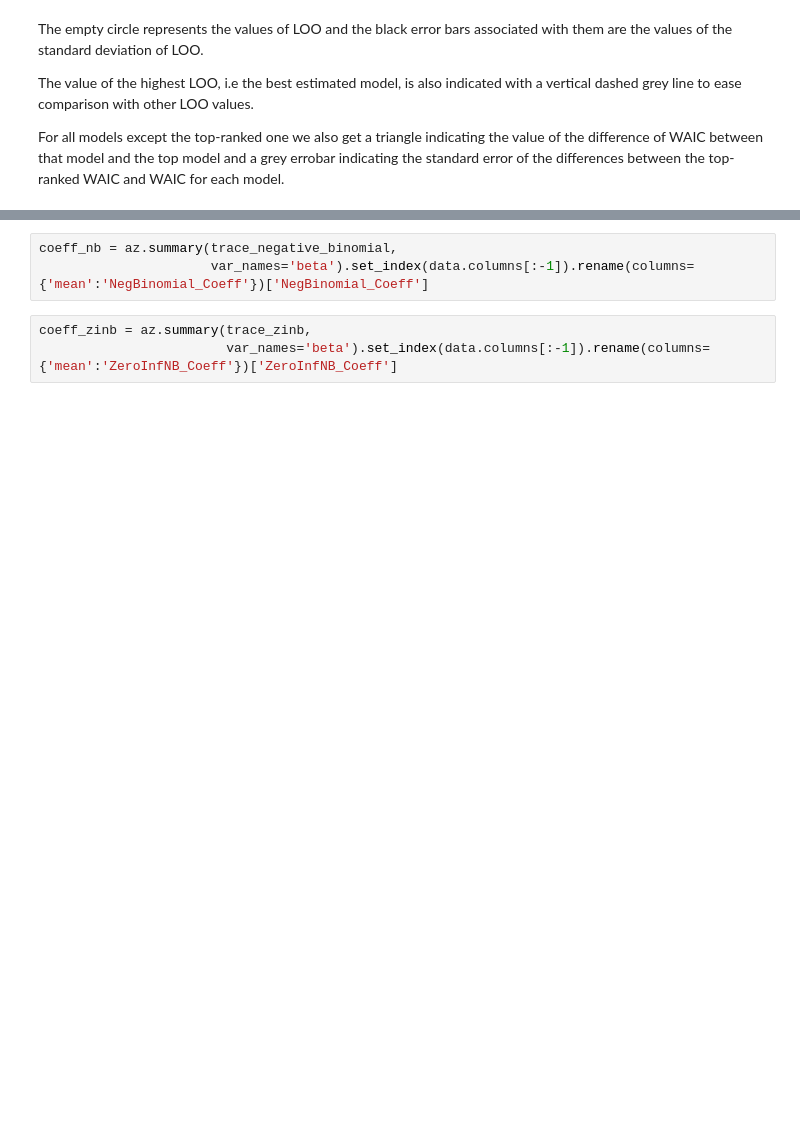
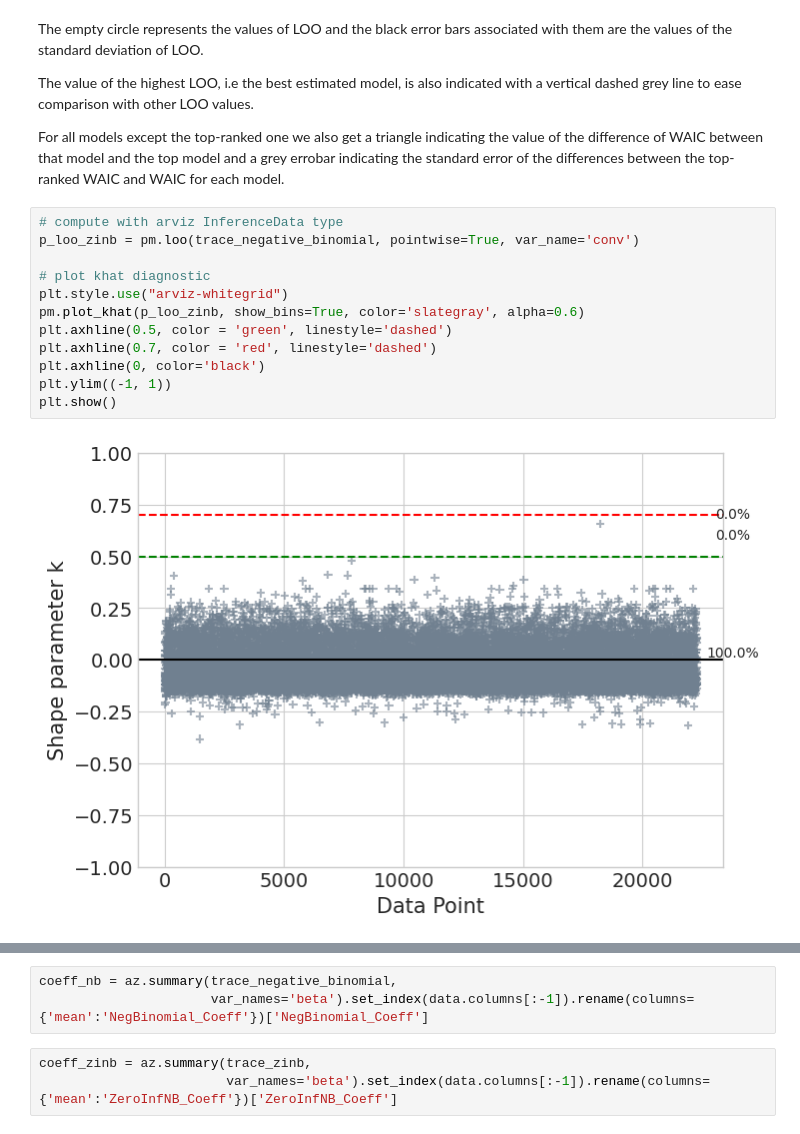
Before and after one commit to vanitoz/Bayesian-GLM-and-Multivariable-Linear-Regression, a Jupyter notebook: notebooks/model_comparison.ipynb, the cells around one changed output, grey strips where cells are left out. Drawn from its saved outputs; the diff is of its cells as text; blank space fills up the shorter version.

```diff
--- a/notebooks/model_comparison.ipynb
+++ b/notebooks/model_comparison.ipynb
@@ -391,3 +360,17 @@ The empty circle represents the values of LOO and the black error bars associate
 The value of the highest LOO, i.e the best estimated model, is also indicated with a vertical dashed grey line to ease comparison with other LOO values.
 
 For all models except the top-ranked one we also get a triangle indicating the value of the difference of WAIC between that model and the top model and a grey errobar indicating the standard error of the differences between the top-ranked WAIC and WAIC for each model.
+# %%
+# compute with arviz InferenceData type
+p_loo_zinb = pm.loo(trace_negative_binomial, pointwise=True, var_name='conv')
+
+# plot khat diagnostic
+plt.style.use("arviz-whitegrid")
+pm.plot_khat(p_loo_zinb, show_bins=True, color='slategray', alpha=0.6)
+plt.axhline(0.5, color = 'green', linestyle='dashed')
+plt.axhline(0.7, color = 'red', linestyle='dashed')
+plt.axhline(0, color='black')
+plt.ylim((-1, 1))
+plt.show()
+# %% [output]
+[figure, added]
```
Also changed, not shown: parts of 14 cells of this notebook, 8 other files.
